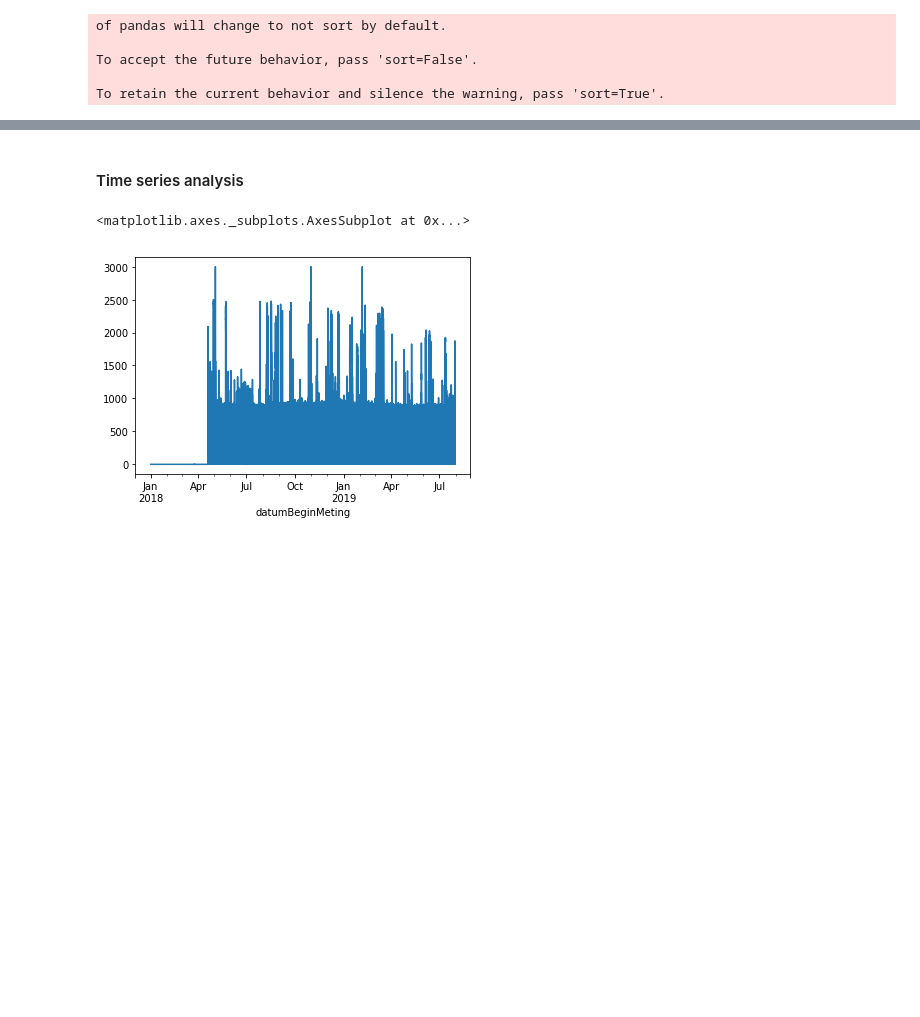
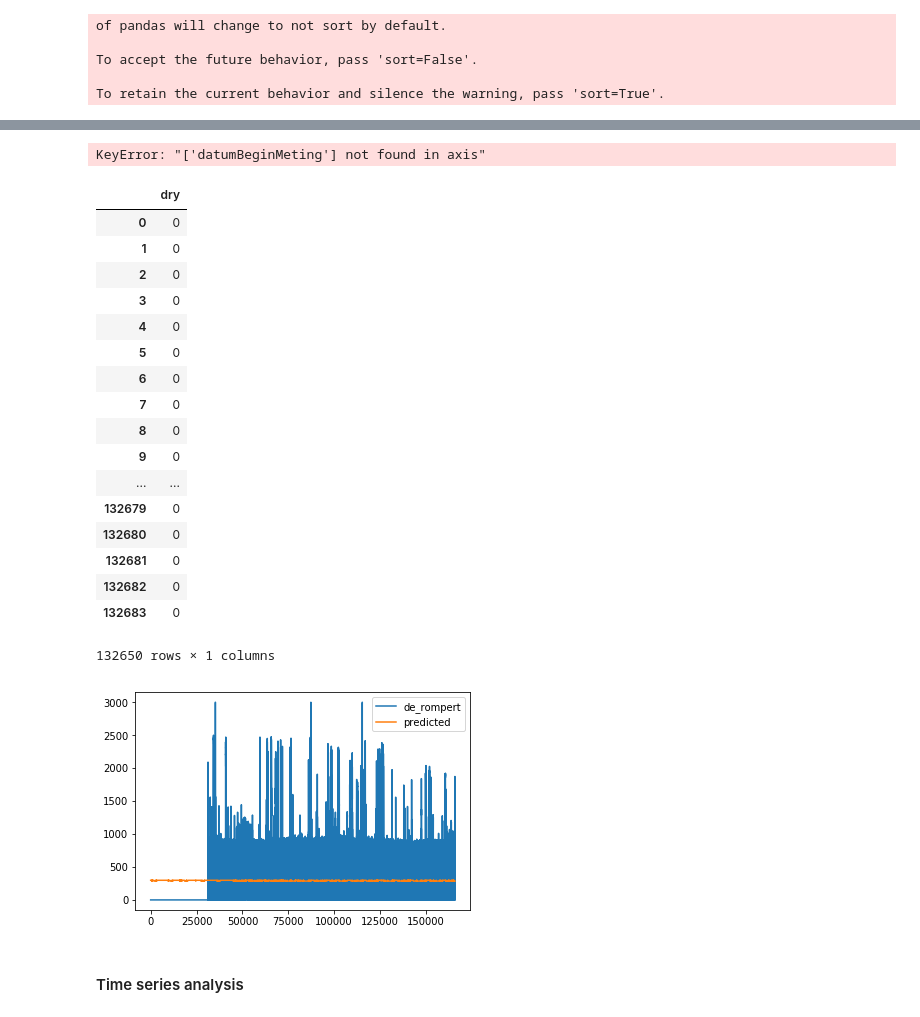
Before and after one commit to Trezorro/waterschap-datachallenge, a Jupyter notebook: Flow analysis 24-09.ipynb, the cells around one changed output, grey strips where cells are left out. Cells and saved outputs as stored; diff of their text form; code cells hidden in the pictures; blank space fills up the shorter version.

```diff
--- a/Flow analysis 24-09.ipynb
+++ b/Flow analysis 24-09.ipynb
@@ -95,3 +105,57 @@ oud_engelseweg = filterDryDays(oud_engelseweg, dry_oudengelseweg, 'oud_engelsewe
+# %%
+X = (de_rompert[['datumBeginMeting', 'dry']])
+y = (de_rompert['de_rompert'])
+
+X_train = X[X.index < 0.8*len(de_rompert)]
+y_train = y[y.index < 0.8*len(de_rompert)]
+
+X_test = X[X.index >= 0.8*len(de_rompert)]
+y_test = y[y.index >= 0.8*len(de_rompert)]
+# %%
+RF_Model = RandomForestRegressor(n_estimators=2000, max_features=1, oob_score=True)
+# %%
+labels = y_train#[:, None]
+features = X_train.drop('datumBeginMeting', axis = 1)
+X_train = X_train.drop('datumBeginMeting', axis = 1)
+X_test = X_test.drop('datumBeginMeting', axis = 1)
+rgr=RF_Model.fit(features, labels)
+# %% [output]
+KeyError: "['datumBeginMeting'] not found in axis"
+# %%
+X_test_predict=pd.DataFrame(
+    rgr.predict(X_test)).rename(
+    columns={0:'predicted'}).set_index('predicted')
+
+X_train_predict=pd.DataFrame(
+    rgr.predict(X_train)).rename(
+    columns={0:'predicted'}).set_index('predicted')
+RF_predict = X_train_predict.append(X_test_predict)
+RF_predict = RF_predict.reset_index()
+# %%
+de_rompert['predicted'] = RF_predict['predicted']
+de_rompert
+de_rompert[['de_rompert', 'predicted']].plot()
+X_train
+# %% [output]
+|  | dry |
+| 0 | 0 |
+| 1 | 0 |
+| 2 | 0 |
+| 3 | 0 |
+| 4 | 0 |
+| 5 | 0 |
+| 6 | 0 |
+| 7 | 0 |
+| 8 | 0 |
+| 9 | 0 |
+| ... | ... |
+| 132679 | 0 |
+| 132680 | 0 |
+| 132681 | 0 |
+| 132682 | 0 |
+| 132683 | 0 |
+132650 rows × 1 columns
+[figure, added]
 # %% [markdown]
 #### Time series analysis
 # %%
@@ -104,5 +167,0 @@ oud_engelseweg_series = oud_engelseweg['interaction']
-# %%
-de_rompert['de_rompert'].plot()
-# %% [output]
-<matplotlib.axes._subplots.AxesSubplot at 0x...>
-[figure, removed]
```
Also changed, not shown: parts of 7 cells of this notebook.
